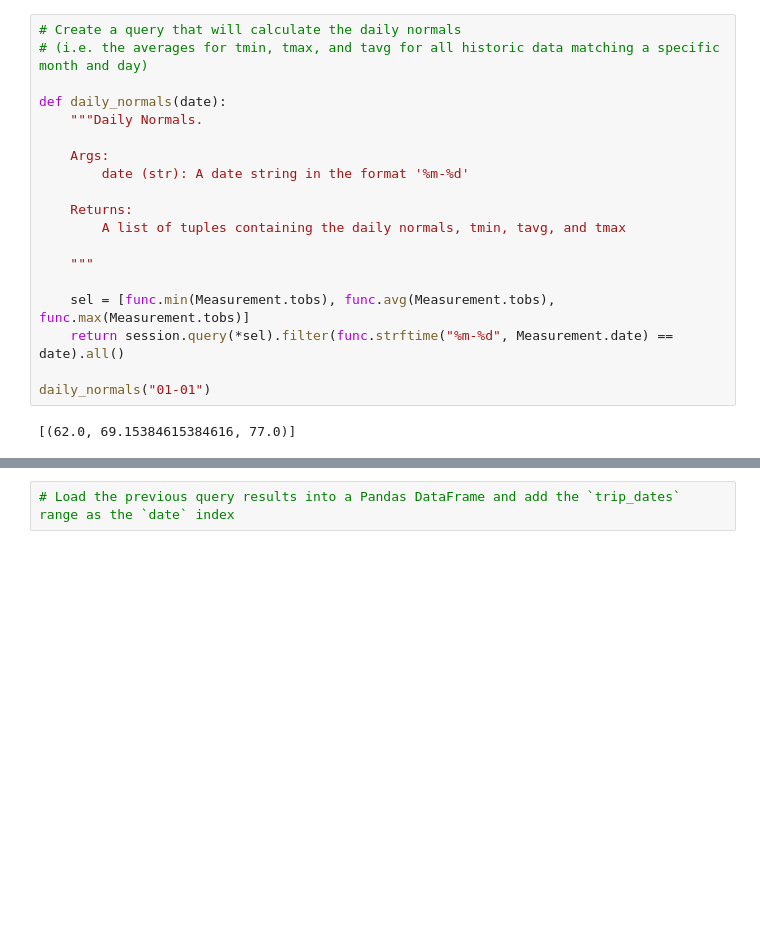
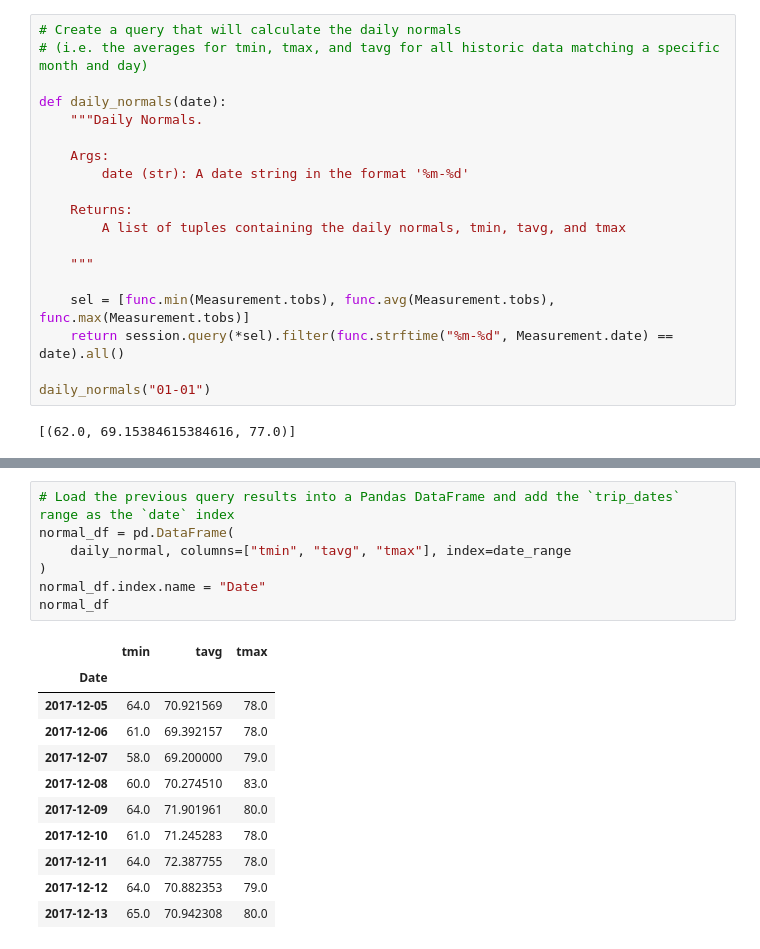
Before and after one commit to FaresKazemi/sqlalchemy-challenge, a Jupyter notebook: climate_starter.ipynb, the cells around one changed output, grey strips where cells are left out. Saved outputs shown, nothing was run; the diff lists cells and outputs as text; blank space fills up the shorter version.

```diff
--- a/climate_starter.ipynb
+++ b/climate_starter.ipynb
@@ -269,2 +384,19 @@ daily_normals("01-01")
 # %%
 # Load the previous query results into a Pandas DataFrame and add the `trip_dates` range as the `date` index
+normal_df = pd.DataFrame(
+    daily_normal, columns=["tmin", "tavg", "tmax"], index=date_range
+)
+normal_df.index.name = "Date"
+normal_df
+# %% [output]
+|  | tmin | tavg | tmax |
+| Date |  |  |  |
+| 2017-12-05 | 64.0 | 70.921569 | 78.0 |
+| 2017-12-06 | 61.0 | 69.392157 | 78.0 |
+| 2017-12-07 | 58.0 | 69.200000 | 79.0 |
+| 2017-12-08 | 60.0 | 70.274510 | 83.0 |
+| 2017-12-09 | 64.0 | 71.901961 | 80.0 |
+| 2017-12-10 | 61.0 | 71.245283 | 78.0 |
+| 2017-12-11 | 64.0 | 72.387755 | 78.0 |
+| 2017-12-12 | 64.0 | 70.882353 | 79.0 |
+| 2017-12-13 | 65.0 | 70.942308 | 80.0 |
```
Also changed, not shown: parts of 14 cells of this notebook, 4 other files.
